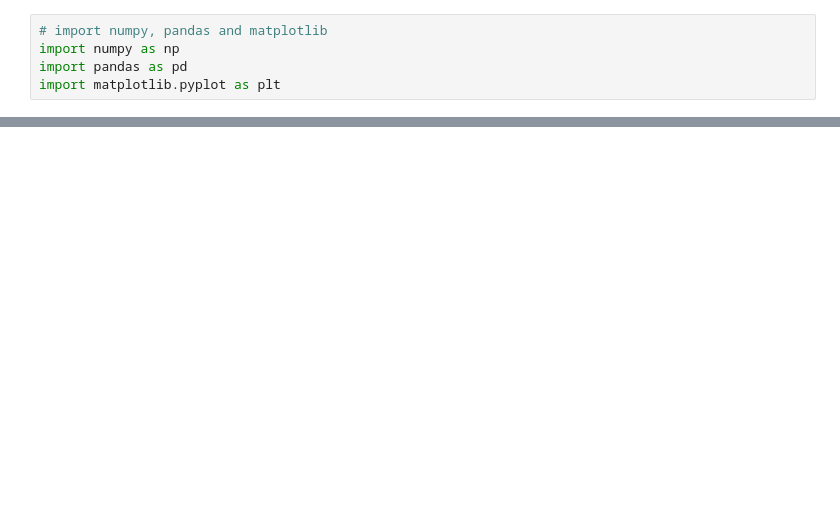
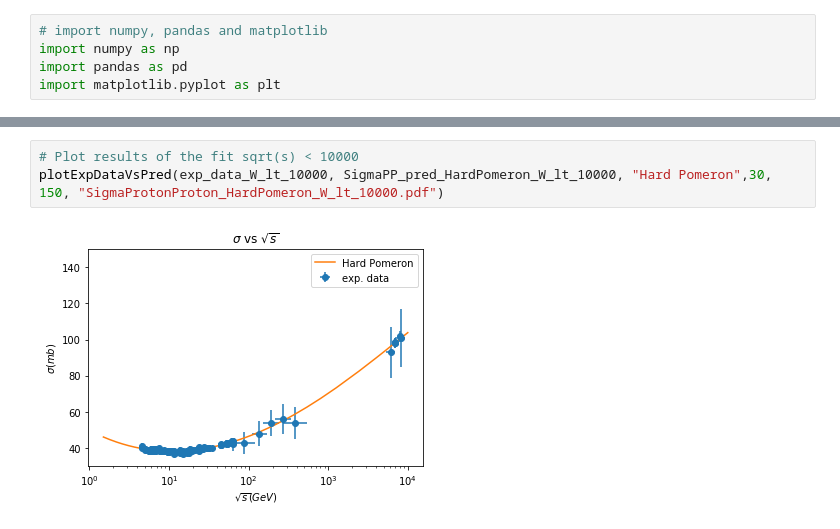
Before and after one commit to artur-amorim/gggpScatteringIHQCD, a Jupyter notebook: plots/SigmaProtonProton/plotSigmaProtonProton.ipynb, the cells around one changed output, grey strips where cells are left out. Saved outputs shown, nothing was run; the diff lists cells and outputs as text; blank space fills up the shorter version.

```diff
--- a/plots/SigmaProtonProton/plotSigmaProtonProton.ipynb
+++ b/plots/SigmaProtonProton/plotSigmaProtonProton.ipynb
@@ -22,0 +40,5 @@ plt.show()
+# %%
+# Plot results of the fit sqrt(s) < 10000
+plotExpDataVsPred(exp_data_W_lt_10000, SigmaPP_pred_HardPomeron_W_lt_10000, "Hard Pomeron",30, 150, "SigmaProtonProton_HardPomeron_W_lt_10000.pdf")
+# %% [output]
+[figure, added]
```
Also changed, not shown: parts of 5 cells of this notebook.
